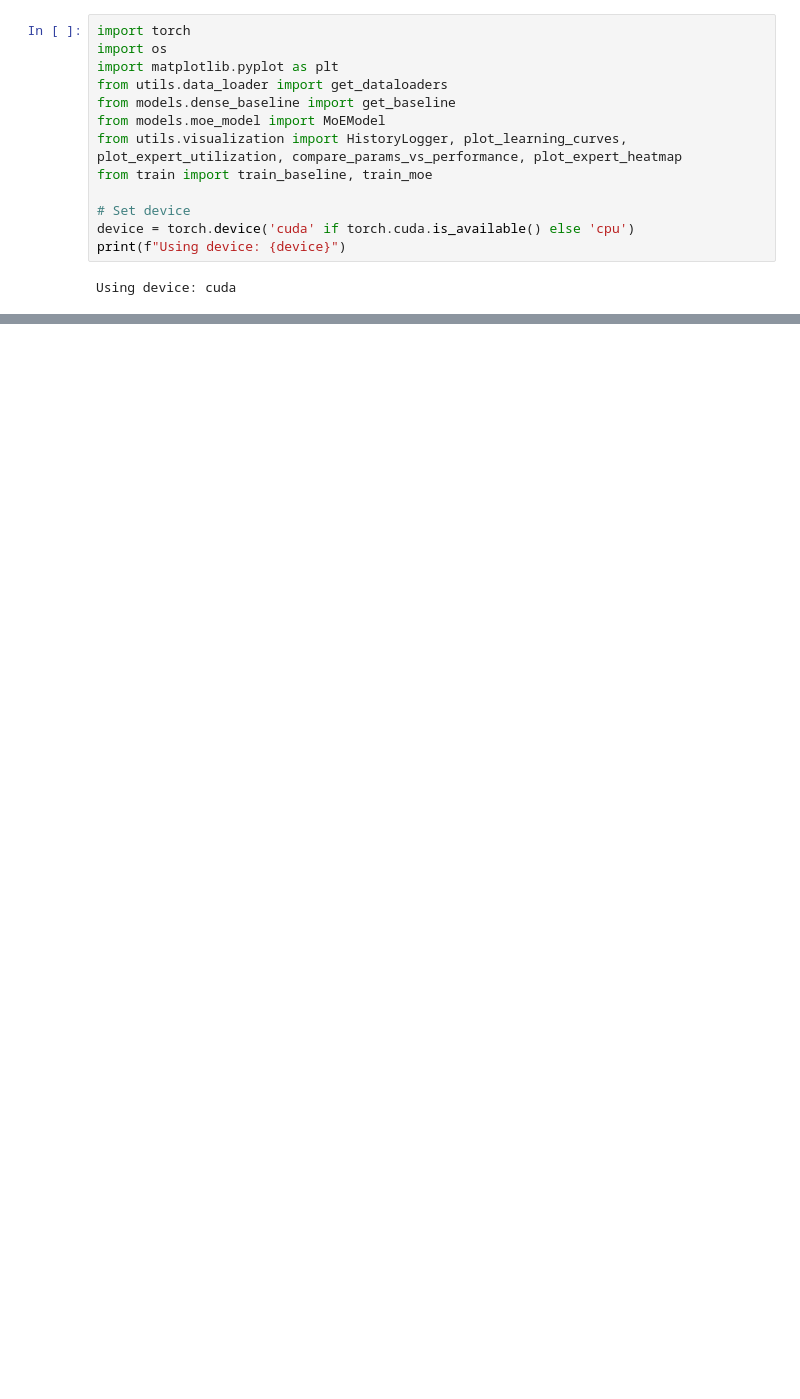
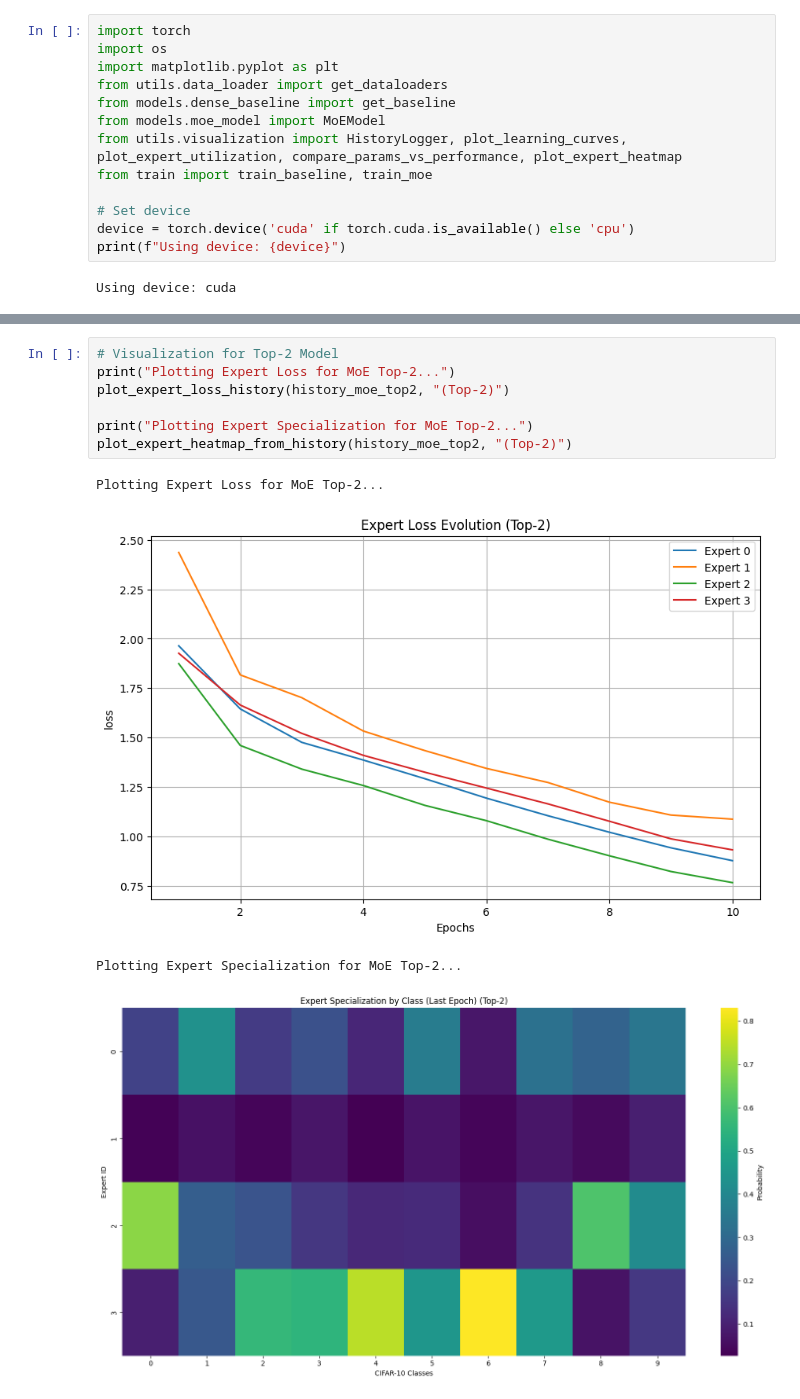
Before and after one commit to Roirtur/RoinisMoEAI, a Jupyter notebook: test_process.ipynb, the cells around one changed output, grey strips where cells are left out. Saved outputs shown, nothing was run; the diff lists cells and outputs as text; blank space fills up the shorter version.

```diff
--- a/test_process.ipynb
+++ b/test_process.ipynb
@@ -302,0 +362,12 @@ Conclusion: MoE is strictly more efficient. Top-2 costs 2x expert compute of Top
+# %%
+# Visualization for Top-2 Model
+print("Plotting Expert Loss for MoE Top-2...")
+plot_expert_loss_history(history_moe_top2, "(Top-2)")
+
+print("Plotting Expert Specialization for MoE Top-2...")
+plot_expert_heatmap_from_history(history_moe_top2, "(Top-2)")
+# %% [output]
+Plotting Expert Loss for MoE Top-2...
+[figure, added]
+Plotting Expert Specialization for MoE Top-2...
+[figure, added]
```
Also changed, not shown: parts of 14 cells of this notebook, 9 other files.
